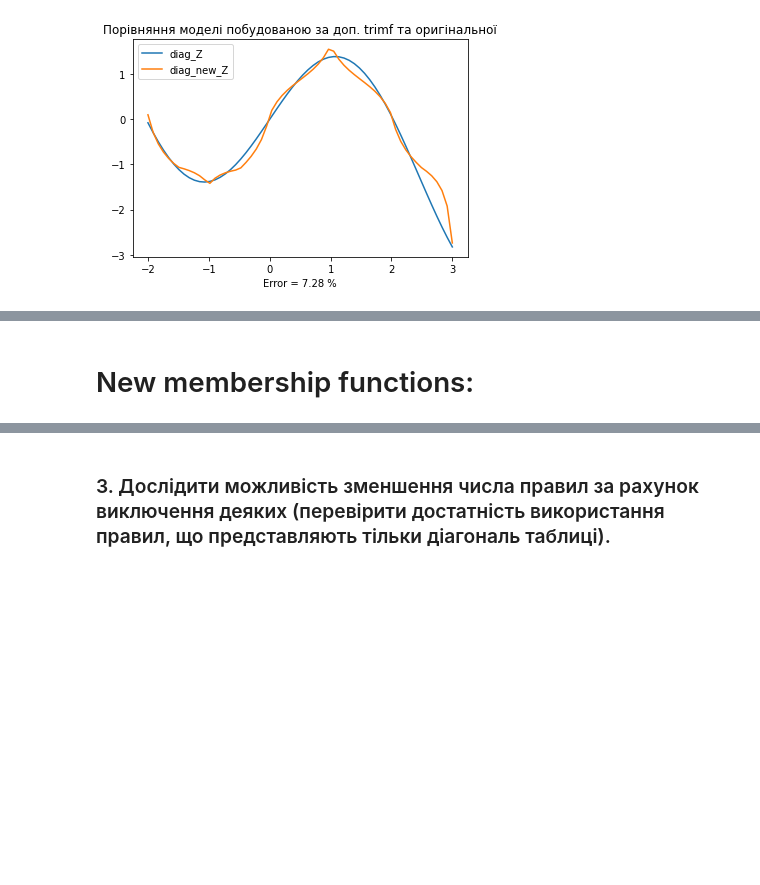
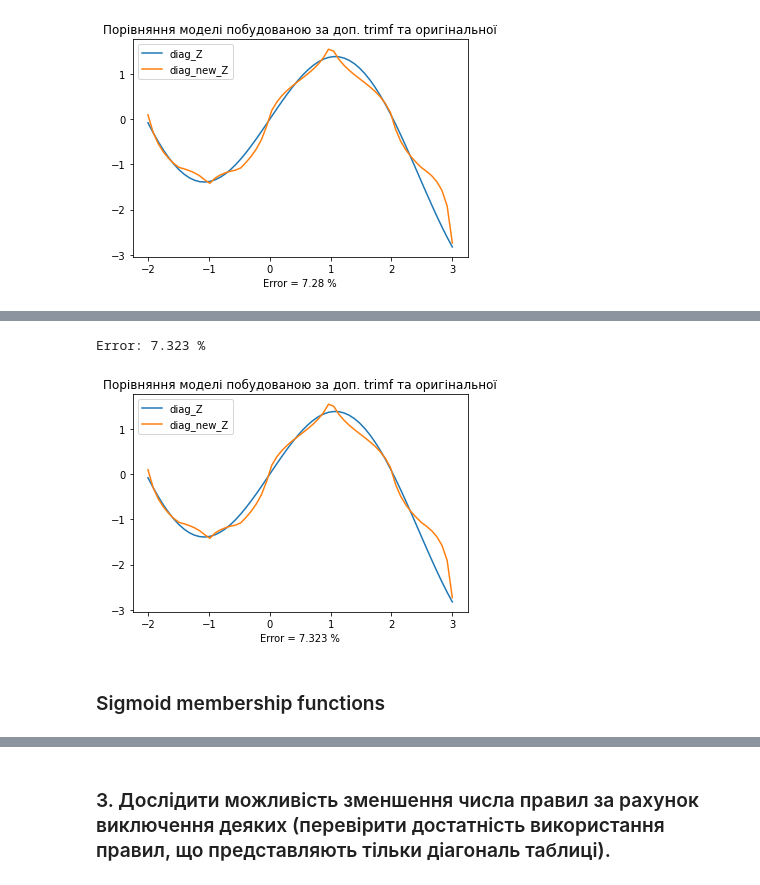
Before and after one commit to VladimirFokow/KPI_labs, a Jupyter notebook: M&T of AI/lab2/lab2.ipynb, the cells around one changed output, grey strips where cells are left out. Saved outputs shown, nothing was run; the diff lists cells and outputs as text; code cells hidden in the pictures; blank space fills up the shorter version.

```diff
--- a/M&T of AI/lab2/lab2.ipynb
+++ b/M&T of AI/lab2/lab2.ipynb
@@ -233,0 +265,10 @@ mf.view()
+# %%
+system = ctrl.ControlSystem(rules=rules)
+sim = ctrl.ControlSystemSimulation(system)
+# %%
+new_Z = np.zeros((len(long_y), len(long_x)))
+for j in range(len(long_y)):
+    for i in range(len(long_x)):
+        sim.inputs({'mx': long_x[i], 'my': long_y[j]})
+        sim.compute()
+        new_Z[j, i] = sim.output['mf']
@@ -234,2 +287,21 @@ mf.view()
+# %%
+# Діагональ (assuming x == y):
+diag_Z = np.diag(long_Z)
+diag_new_Z = np.diag(new_Z)
+errors = np.abs(diag_Z - diag_new_Z) / (np.abs(diag_Z) + 1) * 100
+error = round(errors.mean(), 3)
+
+print('Error:', error, '%')
+# %% [output]
+Error: 7.323 %
+# %%
+plt.plot(long_x, diag_Z)
+plt.plot(long_x, diag_new_Z)
+plt.title("Порівняння моделі побудованою за доп. trimf та оригінальної")
+plt.xlabel(f"Error = {error} %")
+plt.legend(['diag_Z', 'diag_new_Z'])
+plt.show()
+# %% [output]
+[figure, added]
 # %% [markdown]
-# New membership functions:
+### Sigmoid membership functions
```
Also changed, not shown: parts of 44 cells of this notebook.
